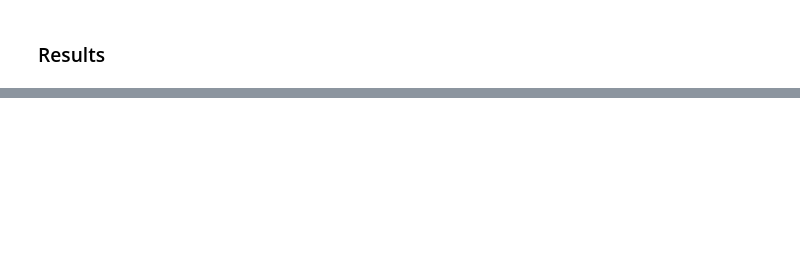
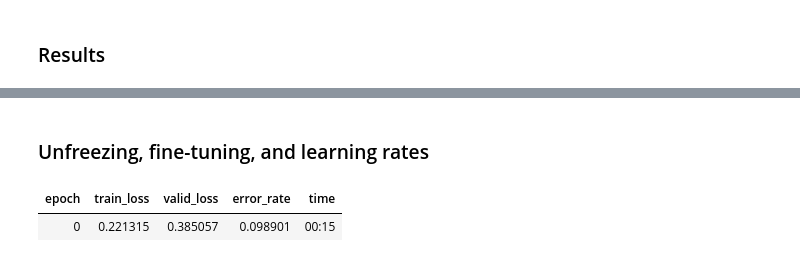
Before and after one commit to butterflyology/Neonympha_geomorph, a Jupyter notebook: code/pytorch_classification.ipynb, the cells around one changed output, grey strips where cells are left out. Saved outputs shown, nothing was run; the diff lists cells and outputs as text; code cells hidden in the pictures; blank space fills up the shorter version.

```diff
--- a/code/pytorch_classification.ipynb
+++ b/code/pytorch_classification.ipynb
@@ -92,0 +121,8 @@ image_learn.fit_one_cycle(4)
+# %% [markdown]
+### Unfreezing, fine-tuning, and learning rates
+# %%
+image_learn.unfreeze()
+image_learn.fit_one_cycle(1)
+# %% [output]
+| epoch | train_loss | valid_loss | error_rate | time |
+| 0 | 0.221315 | 0.385057 | 0.098901 | 00:15 |
```
Also changed, not shown: parts of 13 cells of this notebook, 1 other file.
